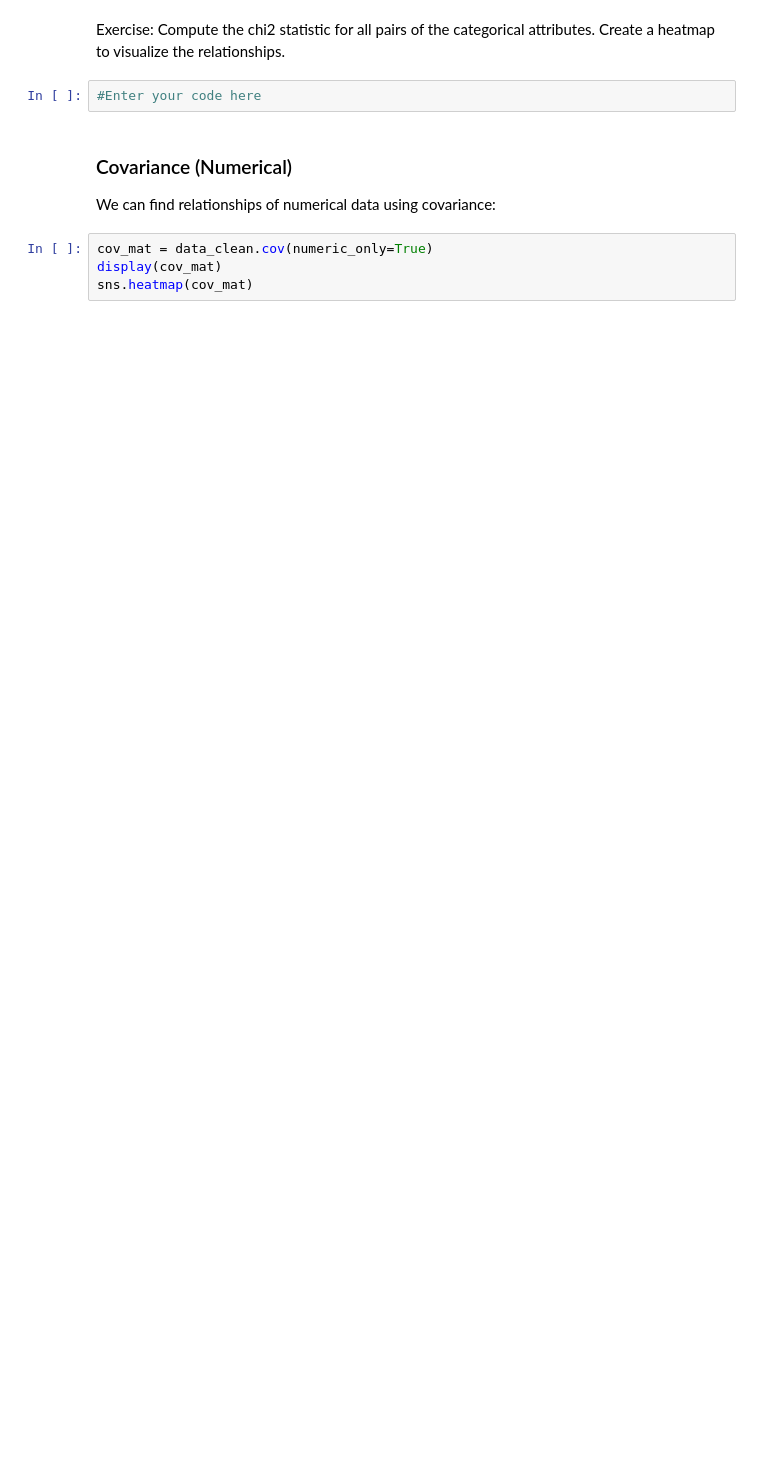
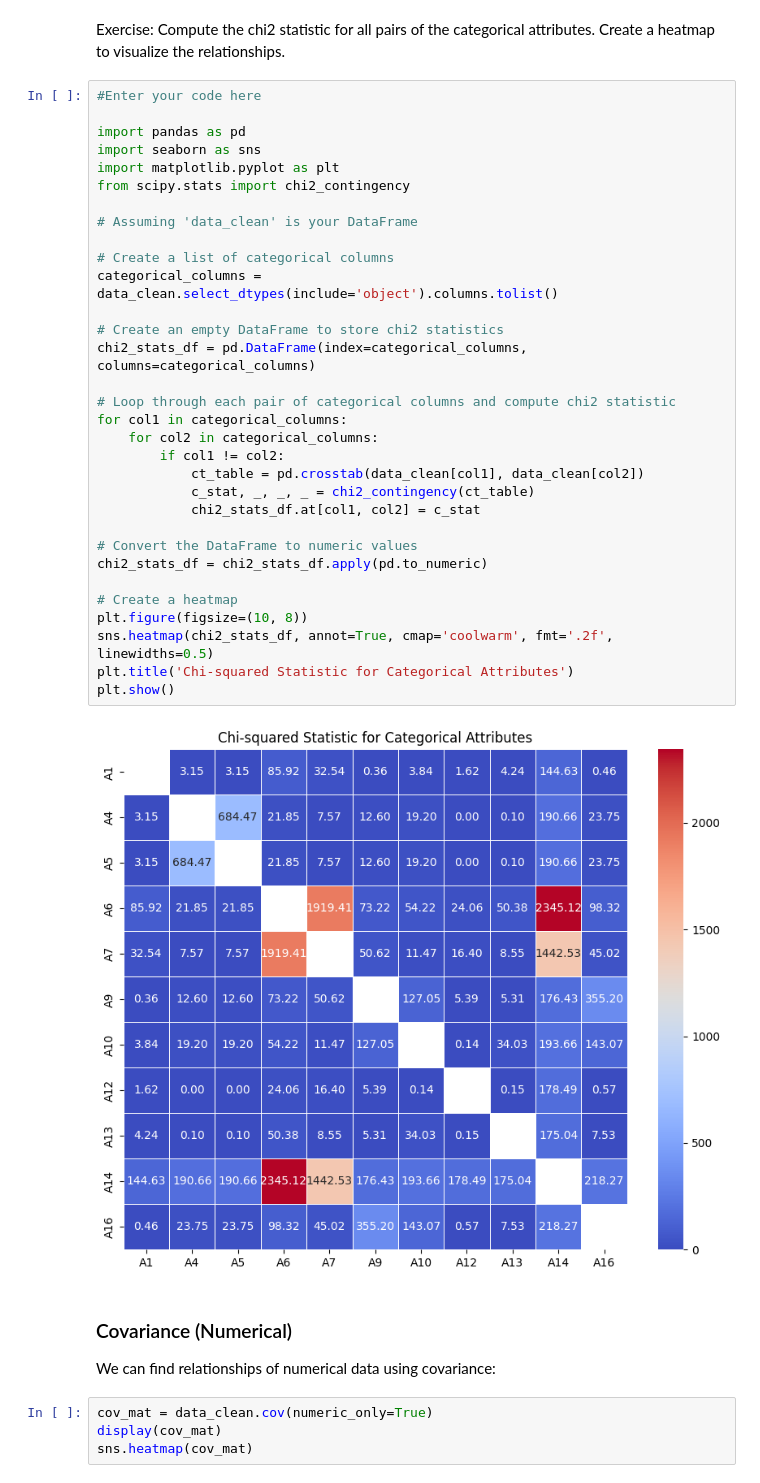
Before and after one commit to waiee/Data-Science--Revision-Gallery-, a Jupyter notebook: Data Mining/lab/Tutorial 3/DataPrep_Part1.ipynb, the cells around one changed output. Cells and saved outputs as stored; diff of their text form; blank space fills up the shorter version.

```diff
--- a/Data Mining/lab/Tutorial 3/DataPrep_Part1.ipynb
+++ b/Data Mining/lab/Tutorial 3/DataPrep_Part1.ipynb
@@ -685,8 +703,40 @@ p value is 0.0870899913142788
 Independent (H0 holds true)
 # %% [markdown]
 Exercise: Compute the chi2 statistic for all pairs of the categorical attributes. Create a heatmap to visualize the relationships.
-# %%
-#Enter your code here
+# %%
+#Enter your code here
+
+import pandas as pd
+import seaborn as sns
+import matplotlib.pyplot as plt
+from scipy.stats import chi2_contingency
+
+# Assuming 'data_clean' is your DataFrame
+
+# Create a list of categorical columns
+categorical_columns = data_clean.select_dtypes(include='object').columns.tolist()
+
+# Create an empty DataFrame to store chi2 statistics
+chi2_stats_df = pd.DataFrame(index=categorical_columns, columns=categorical_columns)
+
+# Loop through each pair of categorical columns and compute chi2 statistic
+for col1 in categorical_columns:
+    for col2 in categorical_columns:
+        if col1 != col2:
+            ct_table = pd.crosstab(data_clean[col1], data_clean[col2])
+            c_stat, _, _, _ = chi2_contingency(ct_table)
+            chi2_stats_df.at[col1, col2] = c_stat
+
+# Convert the DataFrame to numeric values
+chi2_stats_df = chi2_stats_df.apply(pd.to_numeric)
+
+# Create a heatmap
+plt.figure(figsize=(10, 8))
+sns.heatmap(chi2_stats_df, annot=True, cmap='coolwarm', fmt='.2f', linewidths=0.5)
+plt.title('Chi-squared Statistic for Categorical Attributes')
+plt.show()
+# %% [output]
+[figure, added]
 # %% [markdown]
 ### Covariance (Numerical)
 
```
Also changed, not shown: parts of 9 cells of this notebook.
